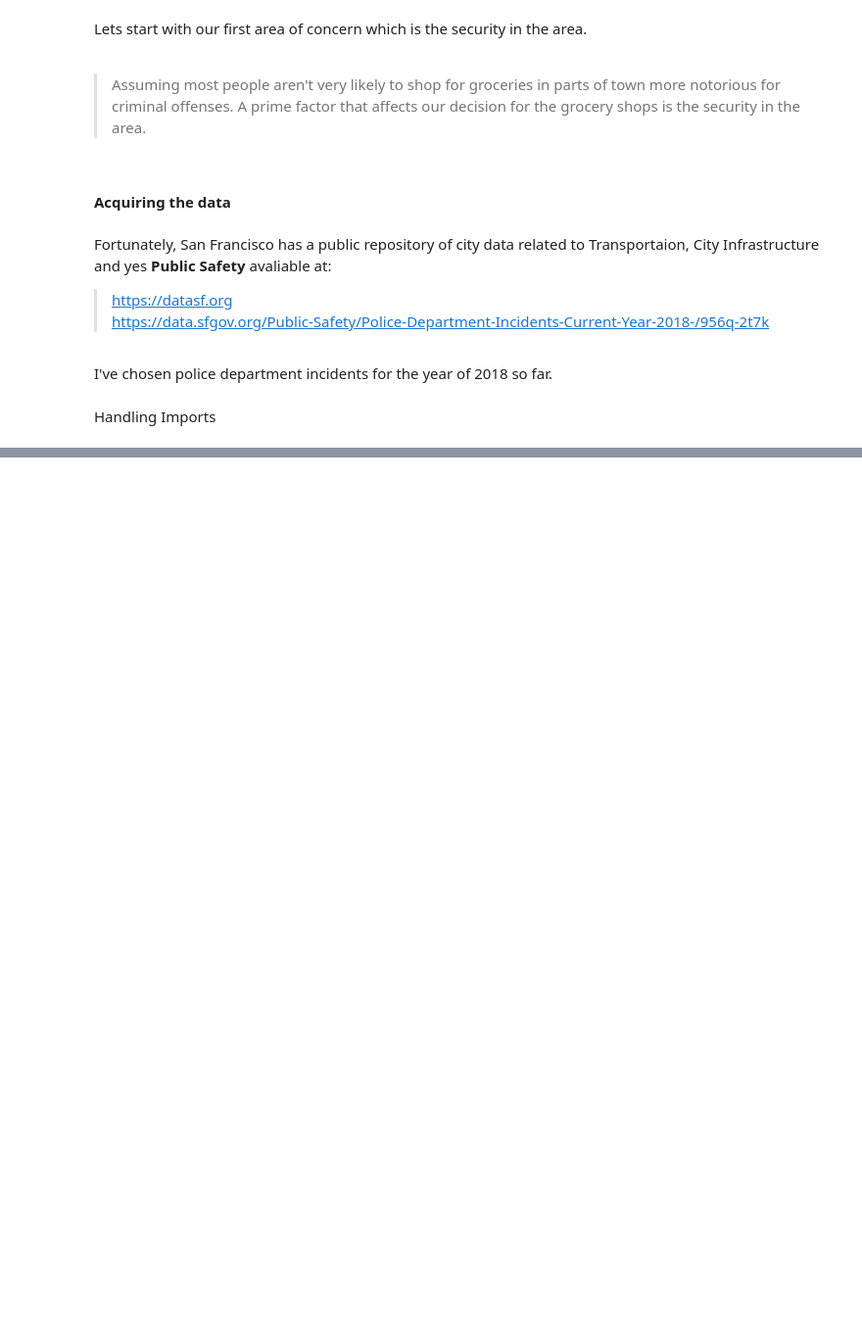
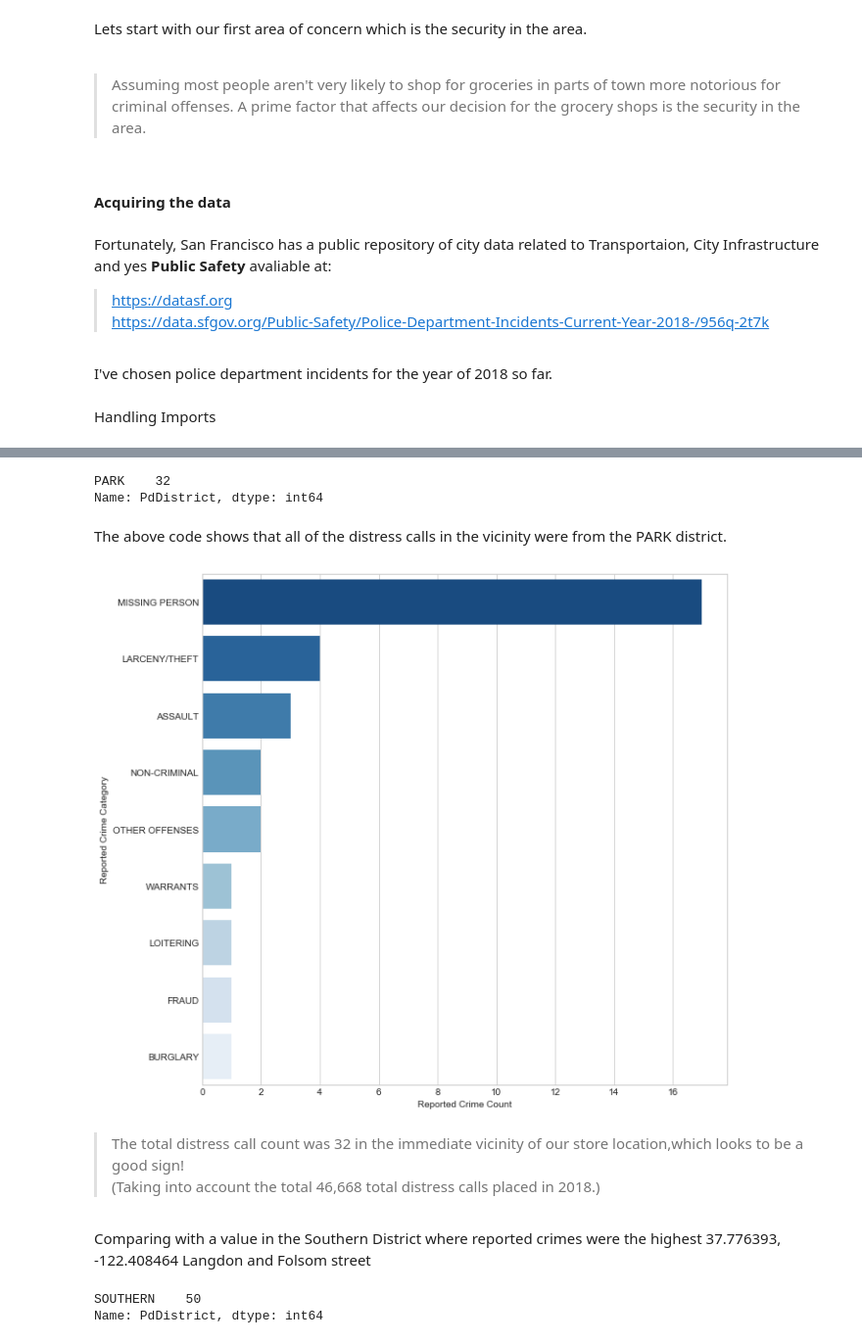
Before and after one commit to cmattey/VisaCaseStudy, a Jupyter notebook: VisaCaseStudy1.ipynb, the cells around one changed output, grey strips where cells are left out. Shown at 98% size. Cells and saved outputs as stored; diff of their text form; code cells hidden in the pictures; blank space fills up the shorter version.

```diff
--- a/VisaCaseStudy1.ipynb
+++ b/VisaCaseStudy1.ipynb
@@ -82,0 +177,3 @@ Let's look at these values further.
+# %%
+store_vicinity = crime_df.loc[(crime_df.X>-122.442) & (crime_df.X<-122.440 )
+                               &(crime_df.Y<37.777) & (crime_df.Y>37.775), ['Category','PdDistrict','Address','Descript']]
@@ -82,0 +189,20 @@ Let's look at these values further.
+# %%
+store_vicinity.PdDistrict.value_counts()
+# %% [output]
+PARK    32
+Name: PdDistrict, dtype: int64
+# %% [markdown]
+The above code shows that all of the distress calls in the vicinity were from the PARK district.
+# %%
+make_bar_plot(store_vicinity.Category.value_counts(),
+              store_vicinity.Category.value_counts().index,
+              'Blues_r',
+              'Reported Crime Count',
+              'Reported Crime Category')
+# %% [output]
+[figure, added]
+# %% [markdown]
+>The total distress call count was 32 in the immediate vicinity of our store location,which looks to be a good sign!<br> (Taking into account the total 46,668 total distress calls placed in 2018.)
+# %% [markdown]
+Comparing with a value in the Southern District where reported crimes were the highest
+37.776393, -122.408464 Langdon and Folsom street
@@ -82,0 +212,5 @@ Let's look at these values further.
+# %%
+south_vicinity.PdDistrict.value_counts()
+# %% [output]
+SOUTHERN    50
+Name: PdDistrict, dtype: int64
```
Also changed, not shown: parts of 27 cells of this notebook.
